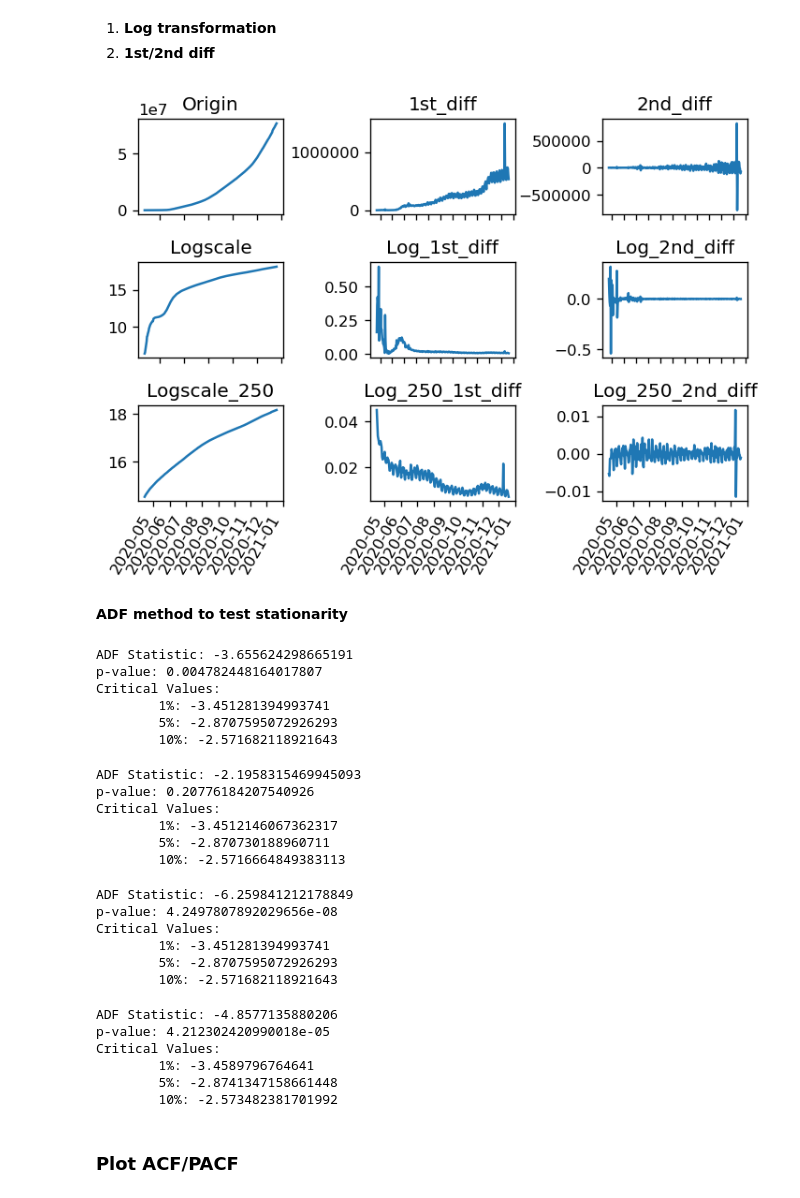
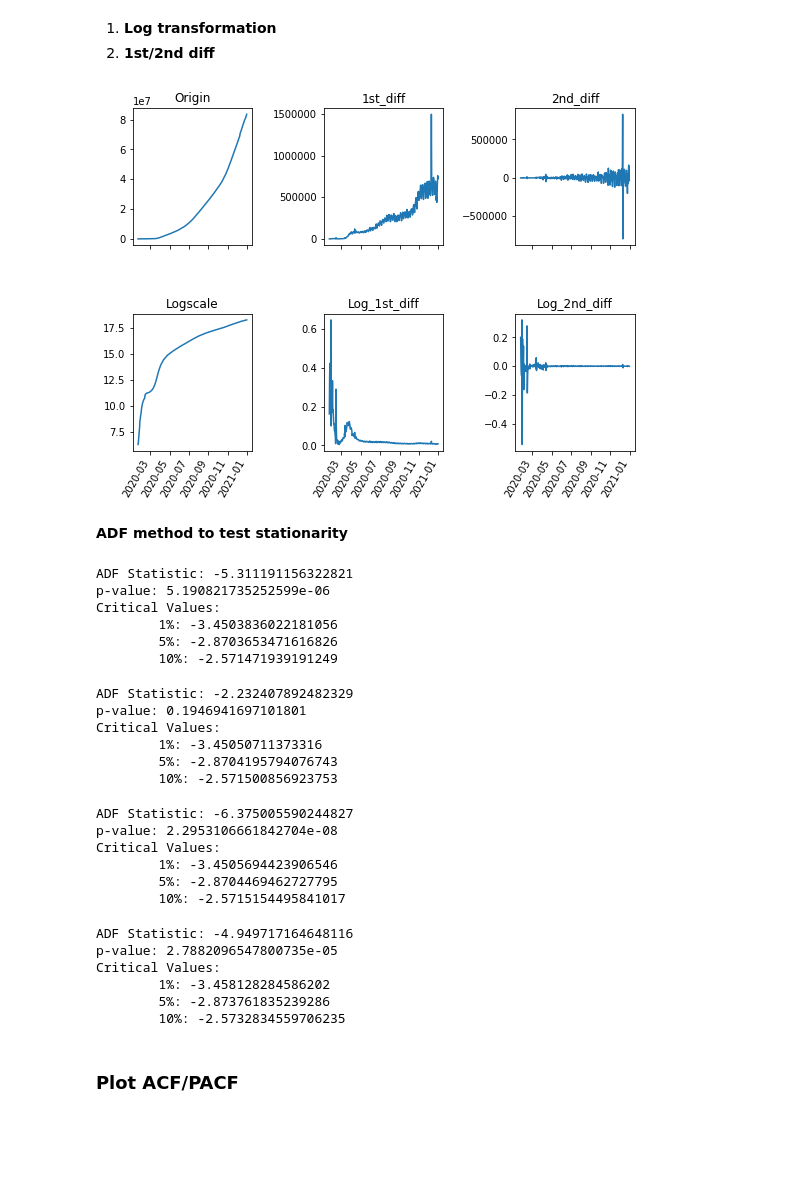
Before and after one commit to scleeza/COVID19Visualization, a Jupyter notebook: arima.ipynb, the cells around one changed output. Saved outputs shown, nothing was run; the diff lists cells and outputs as text; code cells hidden in the pictures; blank space fills up the shorter version.

```diff
--- a/arima.ipynb
+++ b/arima.ipynb
@@ -167,35 +160,36 @@ Name: World, Length: 334, dtype: int64
 2. **1st/2nd diff**
 # %%
 data = df_train['World']
-fig, axes = plt.subplots(3, 3, )
+fig, axes = plt.subplots(2, 3, figsize=(9,7))
 plt.subplots_adjust(wspace=0.6,hspace=0.5,)
 # origin
 axes[0,0].plot(data)
 axes[0,1].plot(data.diff().dropna())
 axes[0,2].plot(data.diff().diff().dropna())
 axes[0,0].set_title('Origin')
 axes[0,1].set_title('1st_diff')
 axes[0,2].set_title('2nd_diff')
 # loglize
 data = np.log(data)
 axes[1,0].plot(data)
 axes[1,1].plot(data.diff().dropna())
 axes[1,2].plot(data.diff().diff().dropna())
 axes[1,0].set_title('Logscale')
 axes[1,1].set_title('Log_1st_diff')
 axes[1,2].set_title('Log_2nd_diff')
-# trim to 250 points
-data = data[-250:]
-axes[2,0].plot(data)
-axes[2,1].plot(data.diff().dropna())
-axes[2,2].plot(data.diff().diff().dropna())
-axes[2,0].set_title('Logscale_250')
-axes[2,1].set_title('Log_250_1st_diff')
-axes[2,2].set_title('Log_250_2nd_diff')
+# # trim to 250 points
+# data = data[-250:]
+# axes[2,0].plot(data)
+# axes[2,1].plot(data.diff().dropna())
+# axes[2,2].plot(data.diff().diff().dropna())
+# axes[2,0].set_title('Logscale_250')
+# axes[2,1].set_title('Log_250_1st_diff')
+# axes[2,2].set_title('Log_250_2nd_diff')
 fig.autofmt_xdate(rotation=60)
 plt.show()
+fig.savefig("_images/diff.png")
 # %% [output]
-[figure, old version]
+[figure, new version]
 # %% [markdown]
 **ADF method to test stationarity**
 # %%
@@ -215,36 +209,36 @@ data_250_log_diff2 = np.log(data)[-250:].diff().diff().dropna()
 # %%
 ADF_test(data_diff2)
 # %% [output]
-ADF Statistic: -3.655624298665191
-p-value: 0.004782448164017807
+ADF Statistic: -5.311191156322821
+p-value: 5.190821735252599e-06
 Critical Values:
-        1%: -3.451281394993741
-        5%: -2.8707595072926293
-        10%: -2.571682118921643
+        1%: -3.4503836022181056
+        5%: -2.8703653471616826
+        10%: -2.571471939191249
 # %%
 ADF_test(data_log_diff)
 # %% [output]
-ADF Statistic: -2.1958315469945093
-p-value: 0.20776184207540926
+ADF Statistic: -2.232407892482329
+p-value: 0.1946941697101801
 Critical Values:
-        1%: -3.4512146067362317
-        5%: -2.870730188960711
-        10%: -2.5716664849383113
+        1%: -3.45050711373316
+        5%: -2.8704195794076743
+        10%: -2.571500856923753
 # %%
 ADF_test(data_log_diff2)
 # %% [output]
-ADF Statistic: -6.259841212178849
-p-value: 4.2497807892029656e-08
+ADF Statistic: -6.375005590244827
+p-value: 2.2953106661842704e-08
 Critical Values:
-        1%: -3.451281394993741
-        5%: -2.8707595072926293
-        10%: -2.571682118921643
+        1%: -3.4505694423906546
+        5%: -2.8704469462727795
+        10%: -2.5715154495841017
 # %%
 ADF_test(data_250_log_diff2)
 # %% [output]
-ADF Statistic: -4.8577135880206
-p-value: 4.212302420990018e-05
+ADF Statistic: -4.949717164648116
+p-value: 2.7882096547800735e-05
 Critical Values:
-        1%: -3.4589796764641
-        5%: -2.8741347158661448
-        10%: -2.573482381701992
+        1%: -3.458128284586202
+        5%: -2.873761835239286
+        10%: -2.5732834559706235
```
Also changed, not shown: parts of 35 cells of this notebook, 15 other files.
